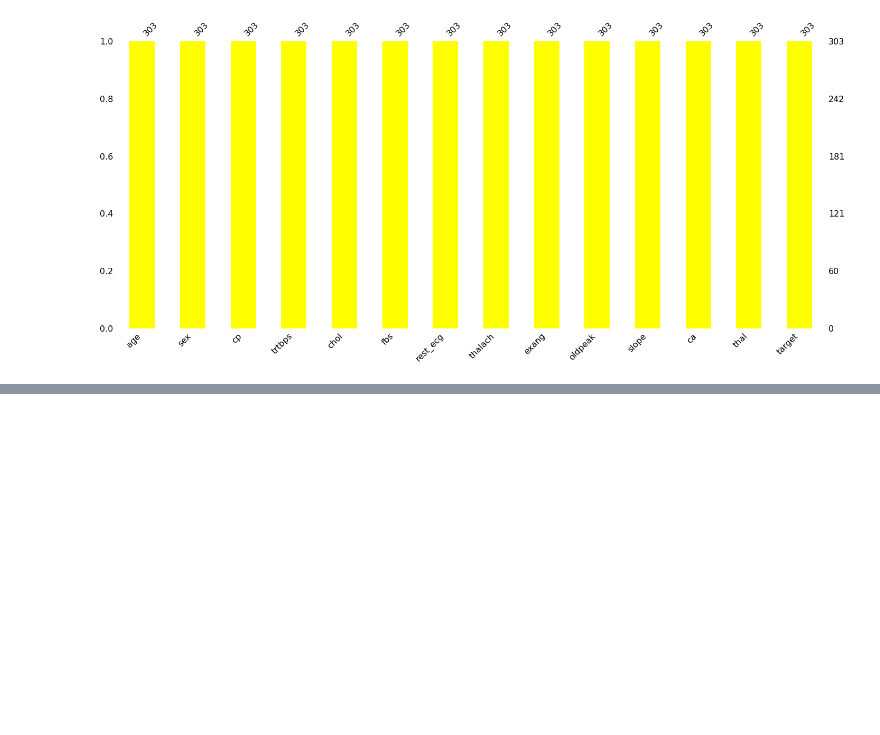
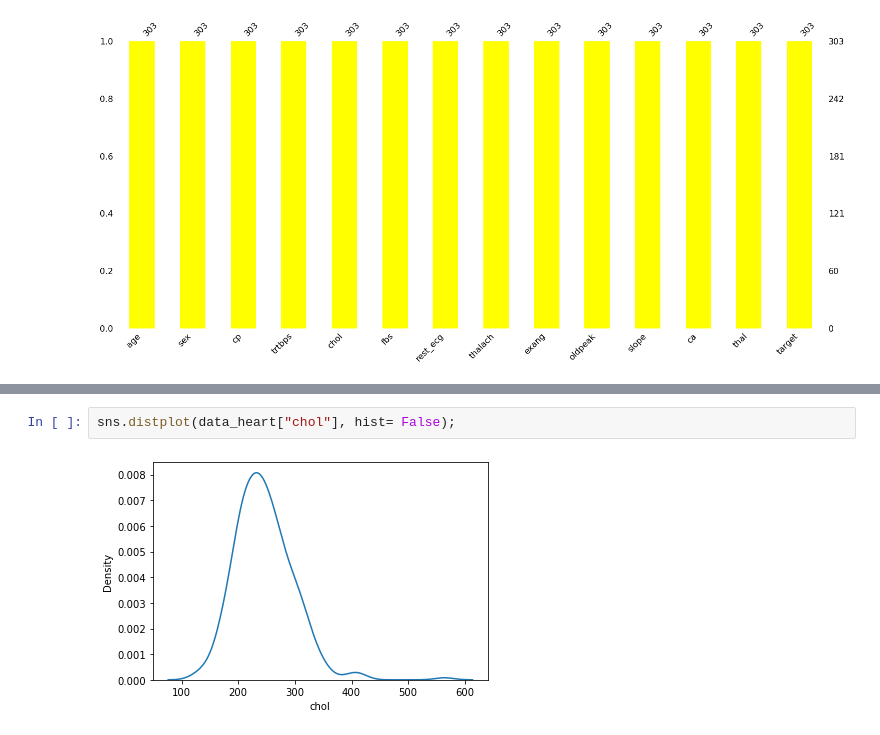
Before and after one commit to mmitch1/Heart.Prediction, a Jupyter notebook: Heart-Attack-Prediction.ipynb, the cells around one changed output, grey strips where cells are left out. Saved outputs shown, nothing was run; the diff lists cells and outputs as text; blank space fills up the shorter version.

```diff
--- a/Heart-Attack-Prediction.ipynb
+++ b/Heart-Attack-Prediction.ipynb
@@ -332,0 +356,4 @@ categoric_variable = ["sex", "cp", "fbs", "rest_ecg", "exang", "slope", "ca", "t
+# %%
+sns.distplot(data_heart["chol"], hist= False);
+# %% [output]
+[figure, added]
```
Also changed, not shown: parts of 27 cells of this notebook.
